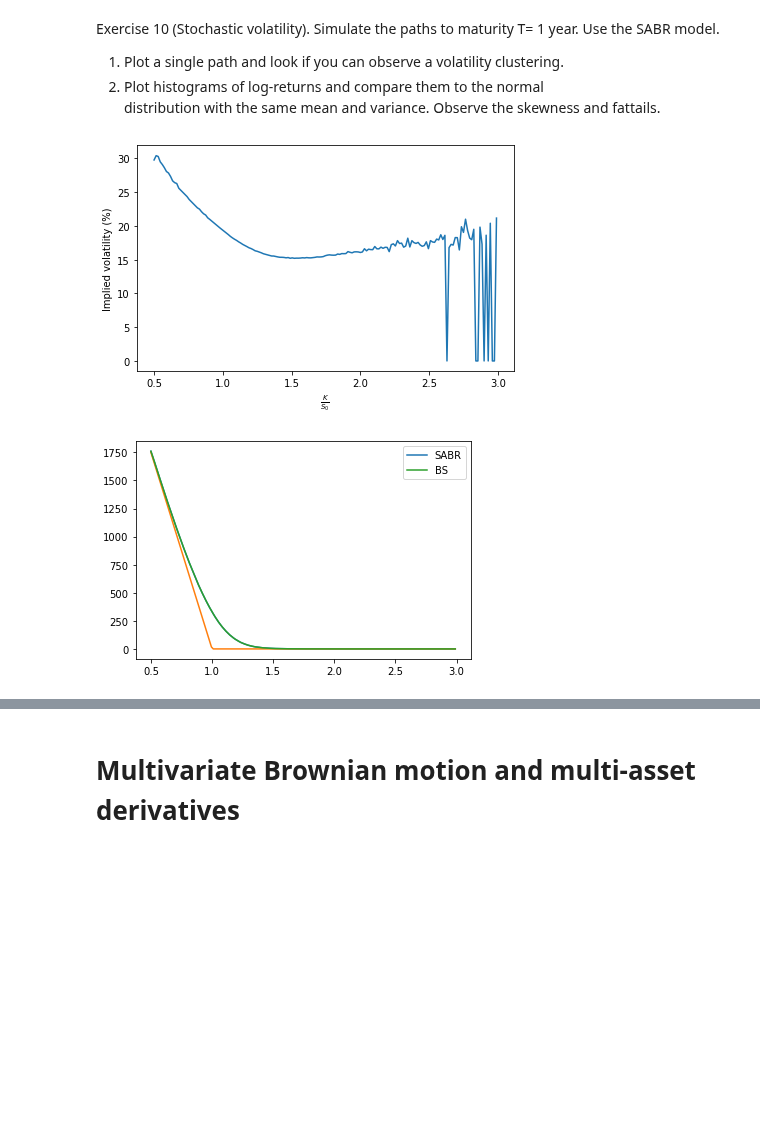
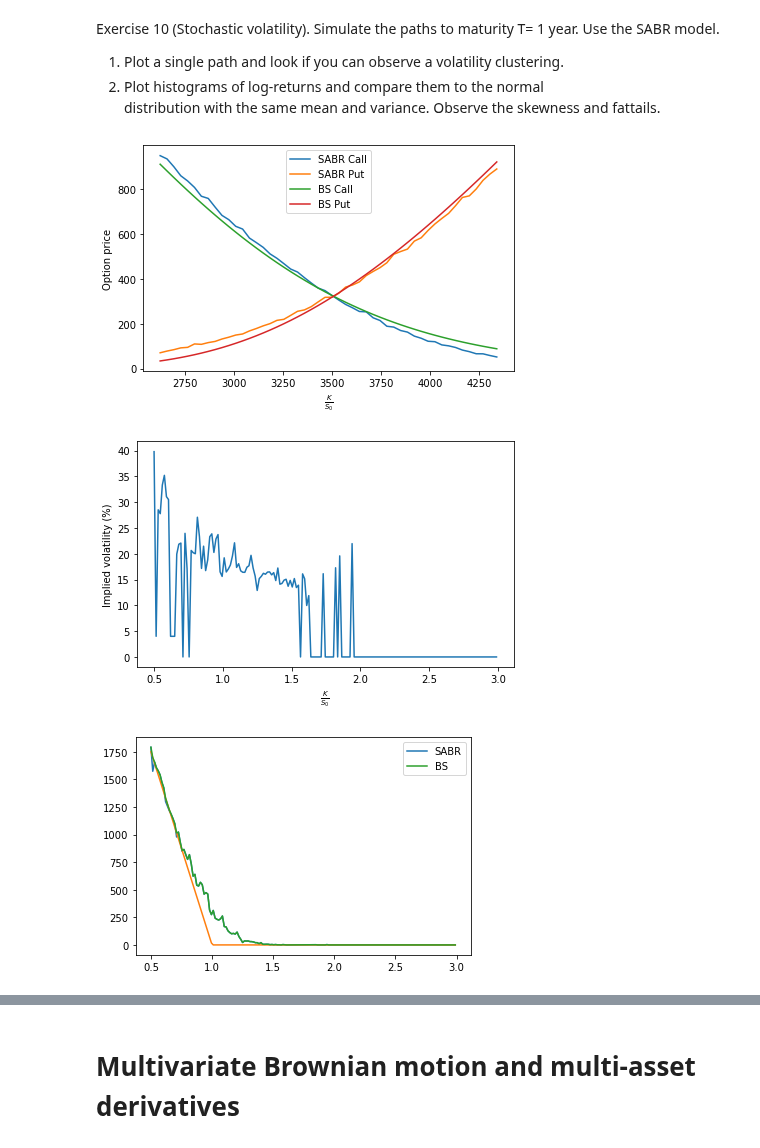
Before and after one commit to WillemJan9519/SPFDM-2, a Jupyter notebook: SPFDM 2.ipynb, the cells around one changed output, grey strips where cells are left out. Saved outputs shown, nothing was run; the diff lists cells and outputs as text; code cells hidden in the pictures; blank space fills up the shorter version.

```diff
--- a/SPFDM 2.ipynb
+++ b/SPFDM 2.ipynb
@@ -187,14 +187,14 @@ class StochVol():
         # Convert ratio to true strike price
         strikerange = ratiorange * self.F0
         # for each of these strikes, obtain SABR option price
-        prices = np.array(Parallel(n_jobs=22)(delayed(self.parallel_option)(K,'call') for K in strikerange))
+        prices = np.array(Parallel(n_jobs=25)(delayed(self.parallel_option)(K,'call') for K in strikerange))
         # obtain implied vola for every price
 
         implied_volas = np.zeros(len(prices))
         BSprices      = np.zeros(len(prices))
 
 
-        implied_volas = np.array(Parallel(n_jobs=22)(delayed(self.minimizer)(params,type_='call') for params in zip(prices,strikerange)))
+        implied_volas = np.array(Parallel(n_jobs=6)(delayed(self.minimizer)(params,type_='call') for params in zip(prices,strikerange)))
         BSprices = np.array([self.black_scholes(self.F0,strikerange[w],
                                                  self.T,
                                                  self.rf,
@@ -202,7 +202,8 @@ class StochVol():
                                                  call_put='call') for w in range(len(prices))])
         #for i in zip(prices,strikerange):
         #    print(i)
-        plt.plot(ratiorange, implied_volas*100)
+        plt.plot(ratiorange.flatten(), implied_volas.flatten()*100)
+        pd.DataFrame({'Ratio':ratiorange.flatten(),'Impliedvola': implied_volas.flatten()*100}).to_pickle('implied_vola.pickle')
         plt.xlabel(r'$\frac{K}{S_0}$')
         plt.ylabel('Implied volatility (%)')
         plt.tight_layout()
@@ -222,8 +223,8 @@ class StochVol():
         # Convert ratio to true strike price
         strikerange = ratiorange * self.F0
         # for each of these strikes, obtain SABR option price
-        SABRcall = np.array(Parallel(n_jobs=22)(delayed(self.parallel_option)(K,'call') for K in strikerange))
-        SABRput  = np.array(Parallel(n_jobs=22)(delayed(self.parallel_option)(K,'put') for K in strikerange))
+        SABRcall = np.array(Parallel(n_jobs=30)(delayed(self.parallel_option)(K,'call') for K in strikerange))
+        SABRput  = np.array(Parallel(n_jobs=30)(delayed(self.parallel_option)(K,'put') for K in strikerange))
 
         # Set BS vola to initial SABR vola
         # Find volatility that sets BS price at K=S to SABR price
@@ -255,7 +256,7 @@ class StochVol():
         plt.tight_layout()
         plt.show()
 
-    def option_price(self, optiontype='call',K=None):
+    def option_price(self, optiontype='call',K=None,retvar=False):
         """Equate option price by taking option value for each path, averaging and discounting back
            to present day value using risk free rate. """
         # Get prices
@@ -270,12 +271,20 @@ class StochVol():
         elif optiontype == 'put':
             optionvalues = np.max(np.vstack((np.zeros(len(finalprices)),K-finalprices)),axis=0)
         optionvalue = np.mean(optionvalues)
+        discounted_var = np.var(optionvalues * np.exp(-self.rf*self.T)) /(self.Npaths)
         # Discount to present value
         optionvalue = np.exp(-self.rf*self.T) * optionvalue
+        if retvar:
+            return optionvalue, discounted_var
         return optionvalue
 
-SV = StochVol(1000000,30,T=1.5,F=3500, sigma=0.2, alpha=0.5, beta=1, rho=-0.7,K=3500, rf=0)
-SV.calc_implied_vola()
+SV = StochVol(5000,60,T=1.5,F=3500, sigma=0.2, alpha=0.5, beta=1, rho=-0.7,K=3500, rf=0)
-# %% [output]
-[figure, removed]
-[figure, removed]
+# %%
+SV.plot_prices_strikes()
+# %% [output]
+[figure, added]
+# %%
+SV.calc_implied_vola()
+# %% [output]
+[figure, added]
+[figure, added]
```
Also changed, not shown: parts of 2 cells of this notebook.
